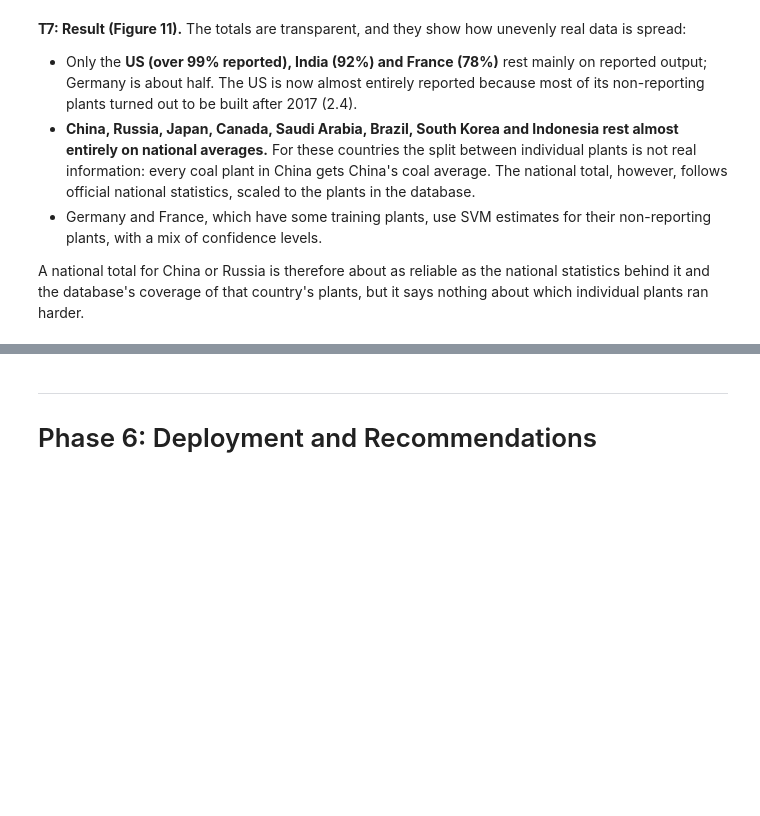
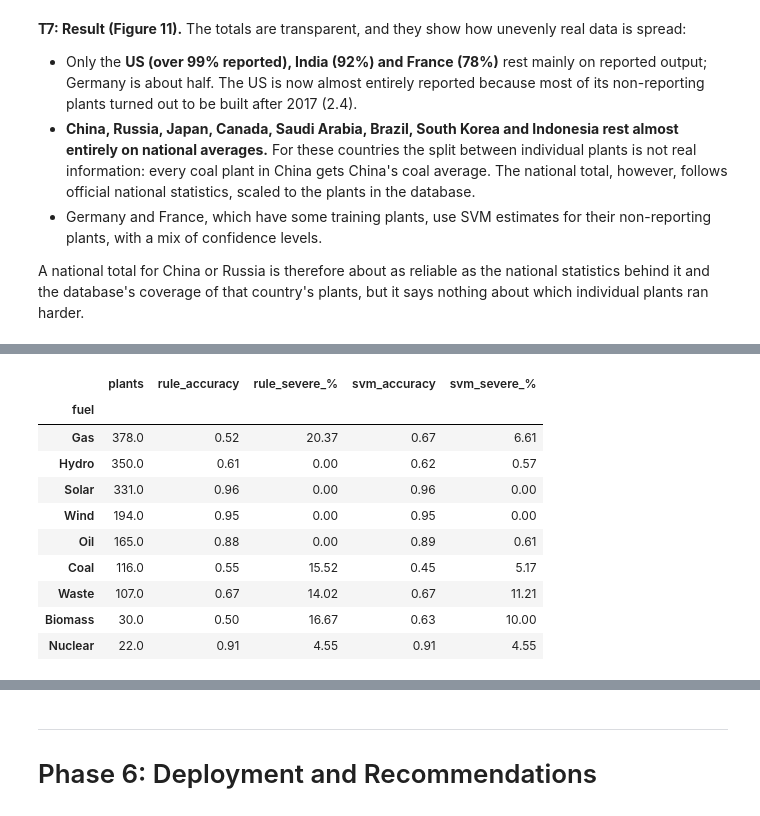
Before and after one commit to Geese4000/ca2-power-plant-analytics, a Jupyter notebook: notebooks/power_plant_capacity_factor.ipynb, the cells around one changed output, grey strips where cells are left out. Saved outputs shown, nothing was run; the diff lists cells and outputs as text; code cells hidden in the pictures; blank space fills up the shorter version.

```diff
--- a/notebooks/power_plant_capacity_factor.ipynb
+++ b/notebooks/power_plant_capacity_factor.ipynb
@@ -2315,0 +2372,23 @@ A national total for China or Russia is therefore about as reliable as the natio
+# %%
+# Where does the classifier help? Accuracy and severe errors by fuel, against the rule of thumb
+rb, sv = "Rule of thumb (fuel's most common role)", "SVM classifier"
+def by_fuel(g):
+    out = {"plants": len(g)}
+    for name, col in [("rule", rb), ("svm", sv)]:
+        s = role_scores(g["actual"], g[col])
+        out[f"{name}_accuracy"], out[f"{name}_severe_%"] = s["accuracy"], s["severe_errors_%"]
+    return pd.Series(out)
+role_by_fuel = role_pred.groupby(test_pred["fuel"]).apply(by_fuel)
+role_by_fuel.query("plants >= 20").sort_values("plants", ascending=False).round(2)
+# %% [output]
+|  | plants | rule_accuracy | rule_severe_% | svm_accuracy | svm_severe_% |
+| fuel |  |  |  |  |  |
+| Gas | 378.0 | 0.52 | 20.37 | 0.67 | 6.61 |
+| Hydro | 350.0 | 0.61 | 0.00 | 0.62 | 0.57 |
+| Solar | 331.0 | 0.96 | 0.00 | 0.96 | 0.00 |
+| Wind | 194.0 | 0.95 | 0.00 | 0.95 | 0.00 |
+| Oil | 165.0 | 0.88 | 0.00 | 0.89 | 0.61 |
+| Coal | 116.0 | 0.55 | 15.52 | 0.45 | 5.17 |
+| Waste | 107.0 | 0.67 | 14.02 | 0.67 | 11.21 |
+| Biomass | 30.0 | 0.50 | 16.67 | 0.63 | 10.00 |
+| Nuclear | 22.0 | 0.91 | 4.55 | 0.91 | 4.55 |
```
Also changed, not shown: parts of 10 cells of this notebook, 1 other file.
